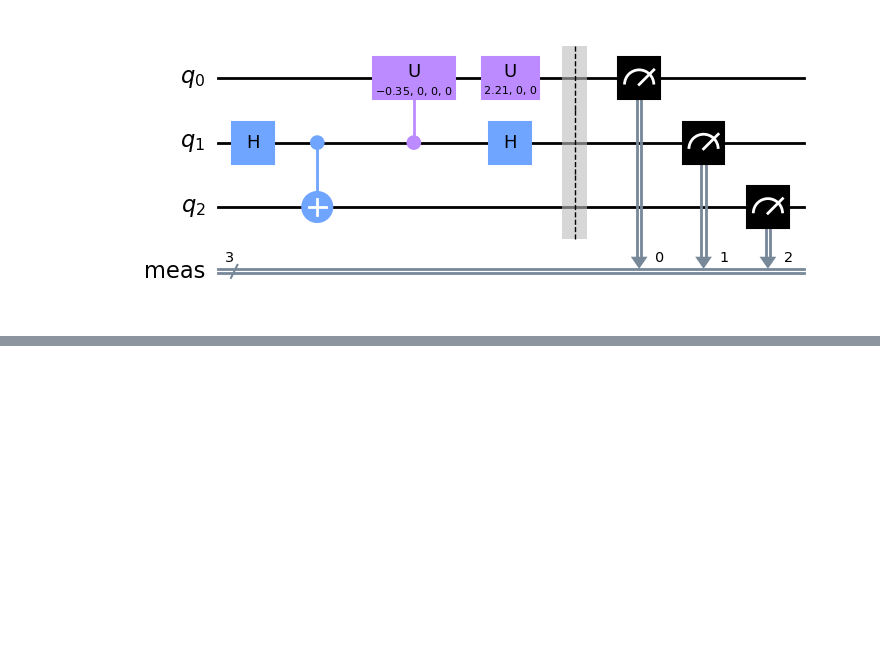
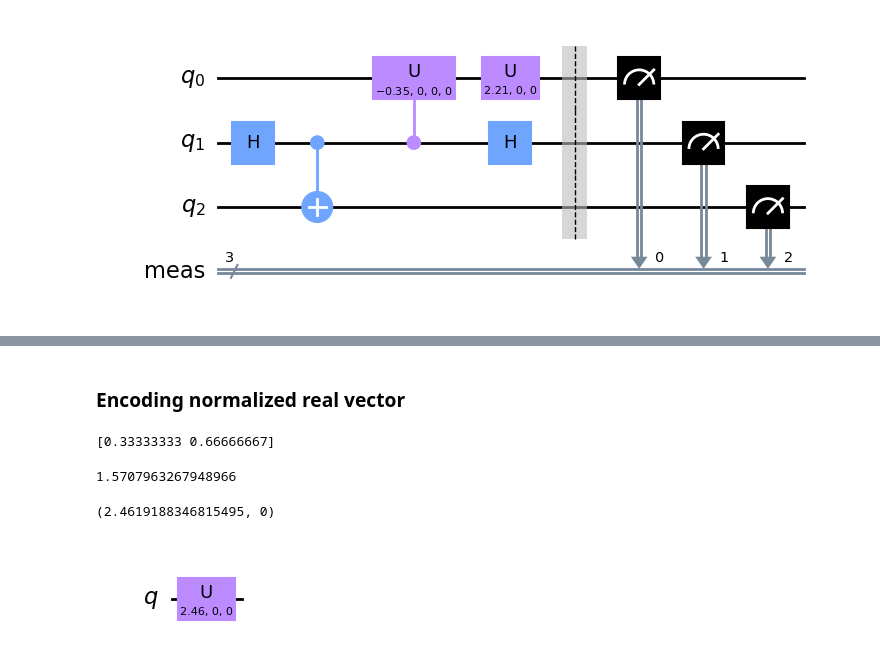
Before and after one commit to seba2390/BlockEncoding, a Jupyter notebook: main.ipynb, the cells around one changed output, grey strips where cells are left out. Saved outputs shown, nothing was run; the diff lists cells and outputs as text; code cells hidden in the pictures; blank space fills up the shorter version.

```diff
--- a/main.ipynb
+++ b/main.ipynb
@@ -89,0 +90,26 @@ plot_count_histogram(counts=counts)
+# %% [markdown]
+### Encoding normalized real vector
+# %%
+b_1, b_2 = 1,2
+b = np.array([b_1, b_2])/np.sum([b_1, b_2])
+print(b)
+# %% [output]
+[0.33333333 0.66666667]
+# %%
+np.arccos(0)
+# %% [output]
+1.5707963267948966
+# %%
+theta = 2*np.arccos(b[0])
+phi = 0 # Choose phi depending on sign of second entry in b vector.
+lmbda = 0
+theta, phi
+# %% [output]
+(2.4619188346815495, 0)
+# %%
+# Creating Quantum Circuit (Qubits initialized to |0> by default)
+circ = QuantumCircuit(1)
+circ.u(theta=theta, phi=phi,lam=lmbda,qubit=0)
+circ.draw('mpl')
+# %% [output]
+[figure, added]
```
Also changed, not shown: parts of 1 cell of this notebook.
